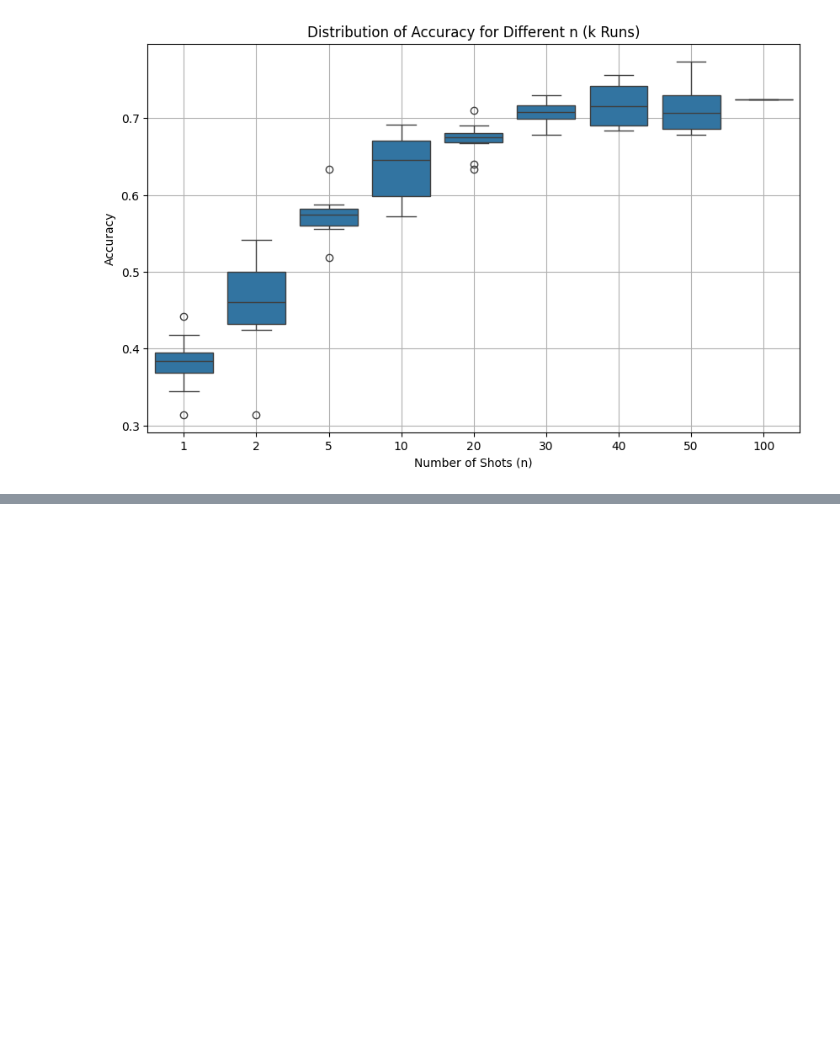
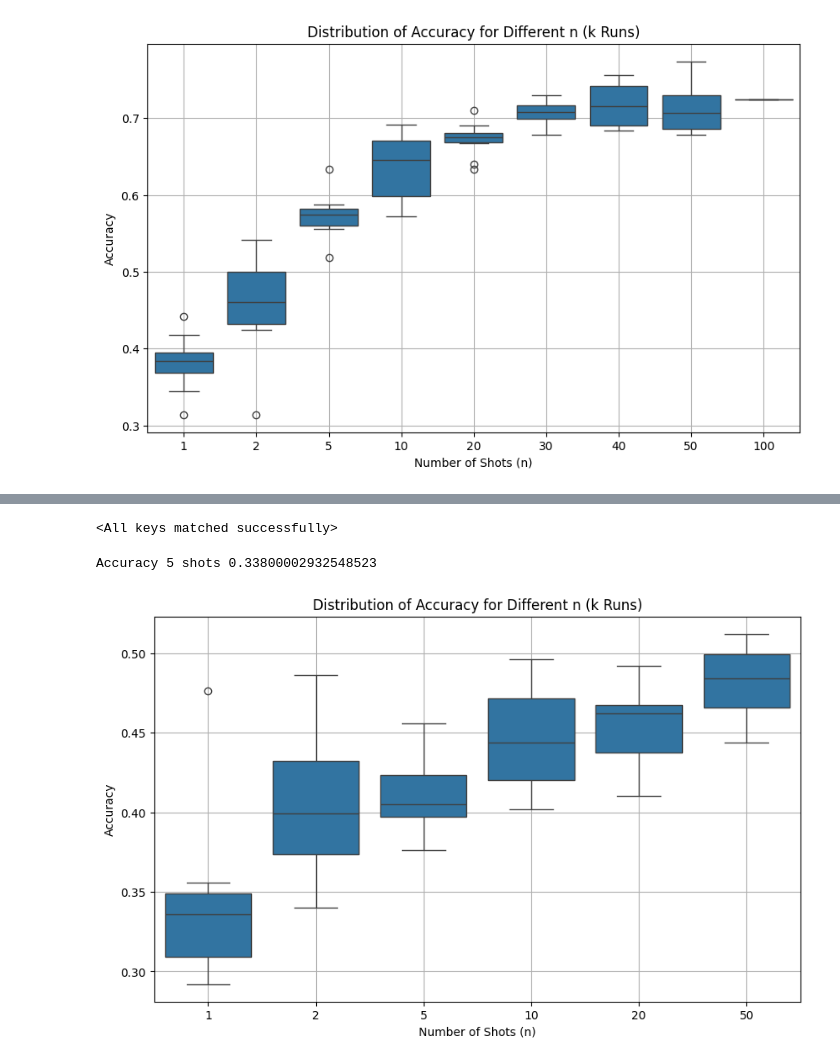
Before and after one commit to NailKhelifa/PrototypicalFewShots, a Jupyter notebook: ntbk/main.ipynb, the cells around one changed output, grey strips where cells are left out. Saved outputs shown, nothing was run; the diff lists cells and outputs as text; code cells hidden in the pictures; blank space fills up the shorter version.

Commit message:
add matching networks

```diff
--- a/ntbk/main.ipynb
+++ b/ntbk/main.ipynb
@@ -429,0 +438,18 @@ plot_from_list_acc(list_res)
+# %%
+opt = {
+    'train_dataset_path': '../data/train.hdf5',  # Path to the dataset
+    'epochs': 3,  # Number of epochs for training
+    'learning_rate': 0.01,  # Learning rate for the optimizer
+    'lr_scheduler_step': 20,  # Step size for the learning rate scheduler
+    'lr_scheduler_gamma': 0.5,  # Multiplicative factor for learning rate decay
+    'manual_seed': 7,  # Manual seed for reproducibility
+    'device': 'cuda:0',  # Whether to use CUDA for computation
+    'p_data': 1, # % of data of the train set used for training
+    'matching': 1,
+    'channels':2,
+    'total_train_batches':100,
+    'batch_size':64,
+    'fce':0,
+    'classes_per_set':6,
+    'samples_per_class':5,
+}
@@ -429,0 +458,2 @@ plot_from_list_acc(list_res)
+# %%
+out = main_matching(opt)
@@ -429,0 +471,12 @@ plot_from_list_acc(list_res)
+# %%
+model = MatchingNetwork(batch_size=opt['batch_size'],
+                        num_channels=opt['channels'],
+                        fce=opt['fce'],
+                        num_classes_per_set=opt['classes_per_set'],
+                        num_samples_per_class=opt['samples_per_class'])
+
+
+state_dict_20 = torch.load("./best_matching_net.pth", map_location=torch.device('cuda:0'))
+model.load_state_dict(state_dict_20)
+# %% [output]
+<All keys matched successfully>
@@ -429,0 +485,15 @@ plot_from_list_acc(list_res)
+# %%
+acc = matching_n_shot(out[0], n=5)
+print("Accuracy 5 shots", acc)
+# %% [output]
+Accuracy 5 shots 0.33800002932548523
+# %%
+vals = {}
+for n in tqdm([1, 2, 5, 10, 20, 50]):
+    vals[n] = []
+    for _ in range(10):
+        vals[n].append(matching_n_shot(out[0], n=n))
+# %%
+plot_from_list_acc(vals)
+# %% [output]
+[figure, added]
```
Also changed, not shown: parts of 5 cells of this notebook, 3 other files.
